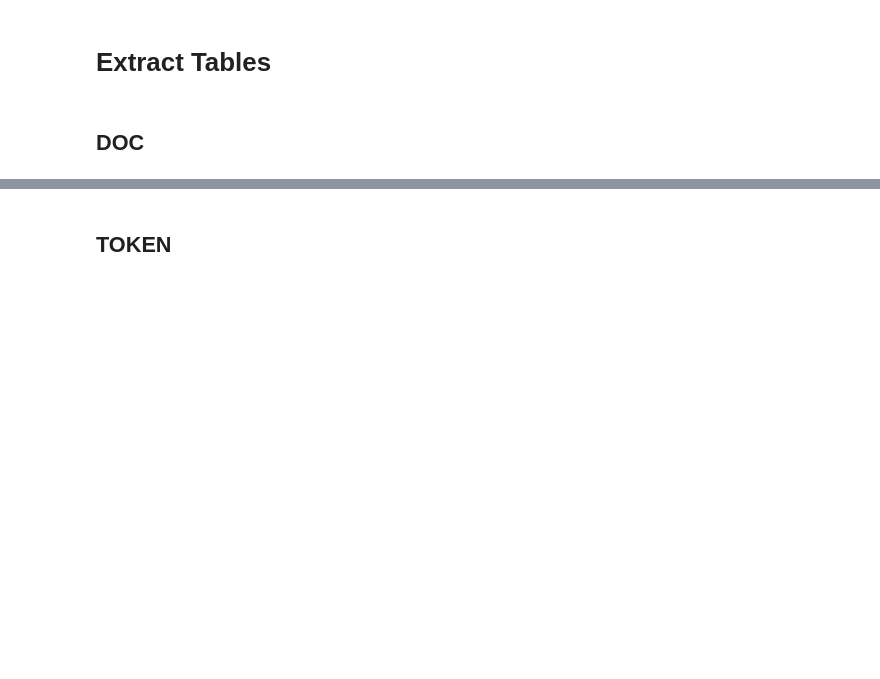
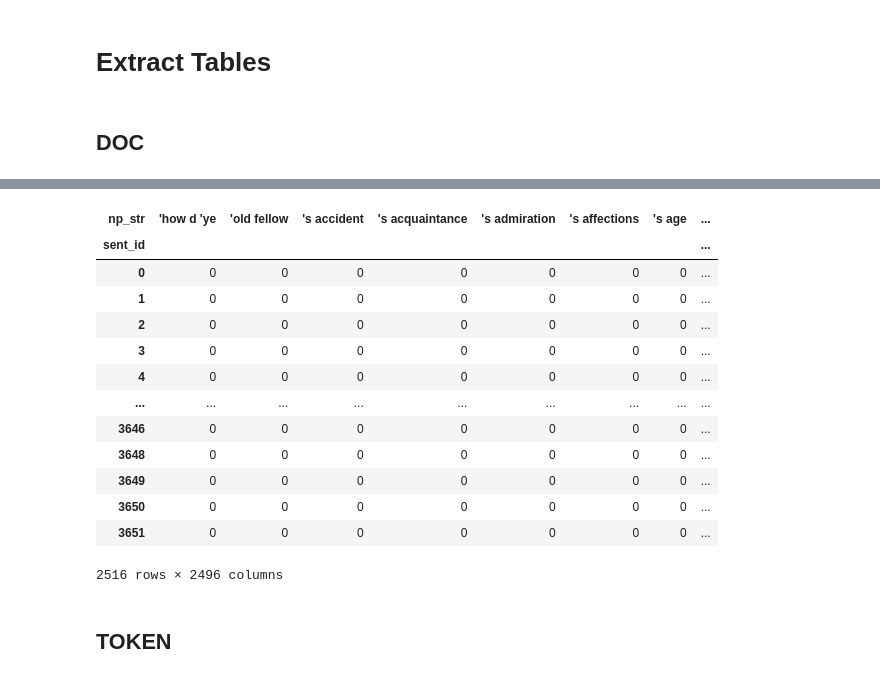
Before and after one commit to rlipps/DS5001-2024-01-R, a Jupyter notebook: lessons/M11_Narrative/M11_04_TextBlob.ipynb, the cells around one changed output, grey strips where cells are left out. Saved outputs shown, nothing was run; the diff lists cells and outputs as text; code cells hidden in the pictures; blank space fills up the shorter version.

```diff
--- a/lessons/M11_Narrative/M11_04_TextBlob.ipynb
+++ b/lessons/M11_Narrative/M11_04_TextBlob.ipynb
@@ -75,0 +73,19 @@ DOC
+# %%
+NPM = NP.groupby(['sent_id', 'np_str']).np_str.count().unstack(fill_value=0)
+# %%
+NPM
+# %% [output]
+| np_str | 'how d 'ye | 'old fellow | 's accident | 's acquaintance | 's admiration | 's affections | 's age | ... |
+| sent_id |  |  |  |  |  |  |  | ... |
+| 0 | 0 | 0 | 0 | 0 | 0 | 0 | 0 | ... |
+| 1 | 0 | 0 | 0 | 0 | 0 | 0 | 0 | ... |
+| 2 | 0 | 0 | 0 | 0 | 0 | 0 | 0 | ... |
+| 3 | 0 | 0 | 0 | 0 | 0 | 0 | 0 | ... |
+| 4 | 0 | 0 | 0 | 0 | 0 | 0 | 0 | ... |
+| ... | ... | ... | ... | ... | ... | ... | ... | ... |
+| 3646 | 0 | 0 | 0 | 0 | 0 | 0 | 0 | ... |
+| 3648 | 0 | 0 | 0 | 0 | 0 | 0 | 0 | ... |
+| 3649 | 0 | 0 | 0 | 0 | 0 | 0 | 0 | ... |
+| 3650 | 0 | 0 | 0 | 0 | 0 | 0 | 0 | ... |
+| 3651 | 0 | 0 | 0 | 0 | 0 | 0 | 0 | ... |
+2516 rows × 2496 columns
```
Also changed, not shown: parts of 12 cells of this notebook, 1 other file.
